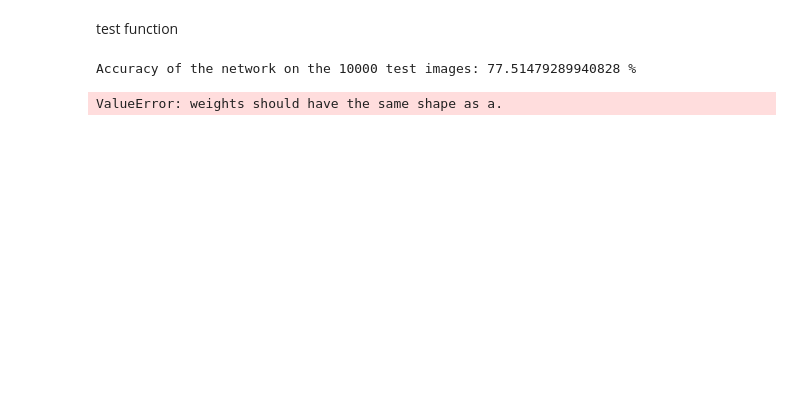
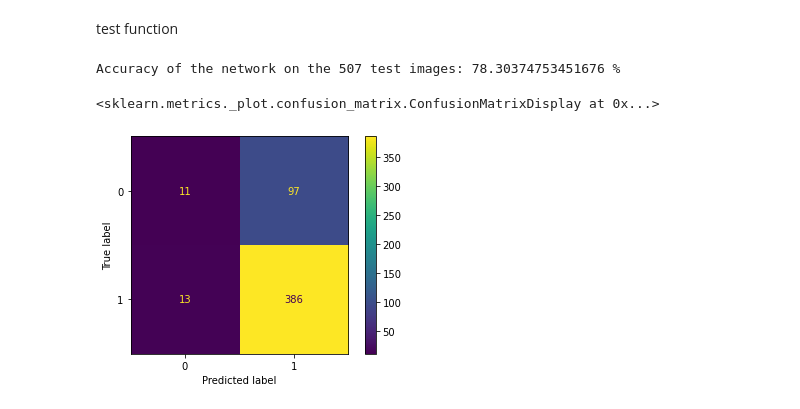
Before and after one commit to ayeletGi/Pneumothorax-neural-network-project, a Jupyter notebook: neural_network_project.ipynb, the cells around one changed output. Cells and saved outputs as stored; diff of their text form; code cells hidden in the pictures; blank space fills up the shorter version.

Commit message:
acc 78 ,confustion matrix

```diff
--- a/neural_network_project.ipynb
+++ b/neural_network_project.ipynb
@@ -47,9 +48,8 @@ classification_file = pd.read_csv(class_file_path, header=0)
 # Hyper-parameters
 batch_size = 8
 num_workers = 0
-epochs = 10
-learning_rate = 0.01
-image_size = 200
+epochs = 100
+learning_rate = 0.001
 # %% [markdown]
 dataset definition
 # %%
@@ -170,8 +203,8 @@ print(f"Working on device: {device}")
 model = PneumNet().to(device)
 
 # loss and optimizer
-criterion = nn.BCELoss()  # binary cross entropy
-optimizer = torch.optim.SGD(model.parameters(), lr=learning_rate)
+criterion = nn.BCEWithLogitsLoss()  # binary cross entropy
+optimizer = torch.optim.Adam(model.parameters(), lr=learning_rate)
 
 ############## TENSORBOARD ########################
 writer.add_graph(model, example_images.to(device))
@@ -244,54 +284,63 @@ Epoch [10/10], Step [190/190], Loss: 0.7682
 # %% [markdown]
 test function
 # %%
+def one_dimantion_label(labels):
+    labels = [np.squeeze(a).tolist() for a in labels]
+    new_labels = []
+    for batch in labels:
+        for b in batch:
+            new_labels.append(b)
+    return new_labels
+
 def test(data_loader, model, device):
     model.eval()
-    # init lists to store targets and outputs
-    class_labels = []
-    class_preds = []
-    threshold = 0.6
+
     # no_grad context
     with torch.no_grad():
-        n_correct = 0
-        n_samples = 0
+        predicted_labels = []
+        original_labels = []
         for data in data_loader:
             (images, labels) = data
 
             images = images.to(device, dtype=torch.float)
             labels = labels.to(device, dtype=torch.float)
 
             # predict
             outputs = model(images)
 
-            predicted = outputs > threshold
-            n_samples += labels.size(0)
-            n_correct += (predicted == labels).sum().item()
+            predicted = torch.round(torch.sigmoid(outputs))
+            predicted_labels.append(predicted.cpu().numpy())
+            original_labels.append(labels.cpu().numpy())
 
-            class_preds.append(outputs)
-            class_labels.append(predicted)
+        original_labels = one_dimantion_label(original_labels)
+        predicted_labels = one_dimantion_label(predicted_labels)
 
-    return class_preds, class_labels, n_samples, n_correct
+    return original_labels, predicted_labels
 
 
-class_preds, class_labels, n_samples, n_correct = test(test_loader, model, device=device)
+original_labels, predicted_labels = test(test_loader, model, device=device)
 
-class_preds = torch.cat(class_preds)
-class_labels = torch.cat(class_labels)
-
-acc = 100.0 * n_correct / n_samples
-print(f'Accuracy of the network on the 10000 test images: {acc} %')
+test_len = len(original_labels)
+correct_results_sum = sum([1 for (p, o) in zip(predicted_labels, original_labels) if p == o])
+total_acc = 100.0 * (correct_results_sum / test_len)
+print(f'Accuracy of the network on the {test_len} test images: {total_acc} %')
 
 
-############## TENSORBOARD ########################
-for i in classes:
-    labels_i = class_labels == i
-    preds_i = class_preds[:, i]
-    writer.add_pr_curve(str(i), labels_i, preds_i, global_step=0)
-writer.close()
-###################################################
+cm = confusion_matrix(original_labels, predicted_labels)
+cmd = ConfusionMatrixDisplay(cm, display_labels=classes)
+cmd.plot()
+
+# ############## TENSORBOARD ########################
+# for i in classes:
+#     labels_i = class_labels == i
+#     preds_i = class_preds[:, i]
+#     writer.add_pr_curve(str(i), labels_i, preds_i, global_step=0)
+# writer.close()
+# ###################################################
 # %% [output]
-Accuracy of the network on the 10000 test images: 77.51479289940828 %
+Accuracy of the network on the 507 test images: 78.30374753451676 %
-ValueError: weights should have the same shape as a.
+<sklearn.metrics._plot.confusion_matrix.ConfusionMatrixDisplay at 0x...>
+[figure, added]
 # %%
 # def split_data():
 #     """
```
Also changed, not shown: parts of 8 cells of this notebook, 10 other files.
